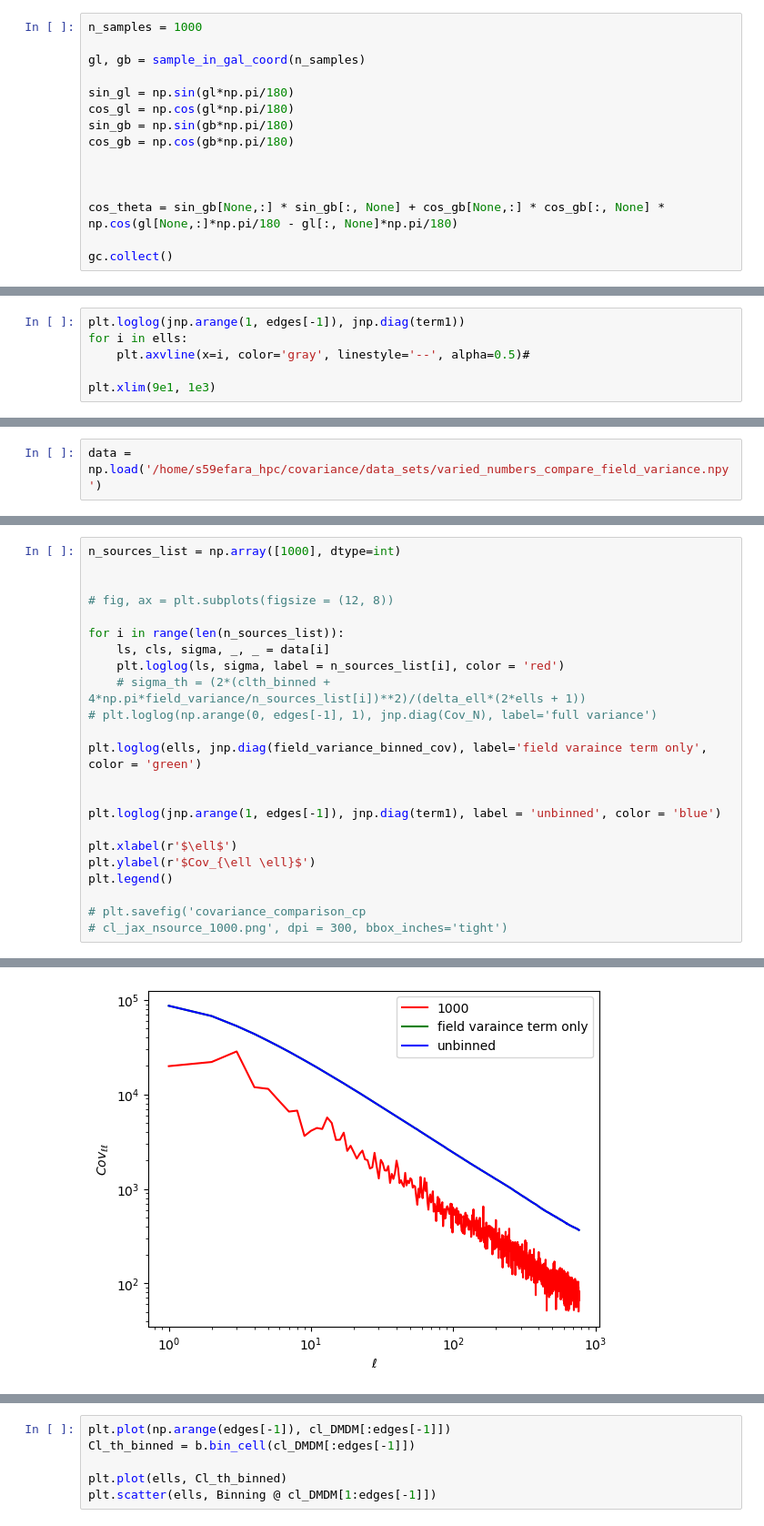
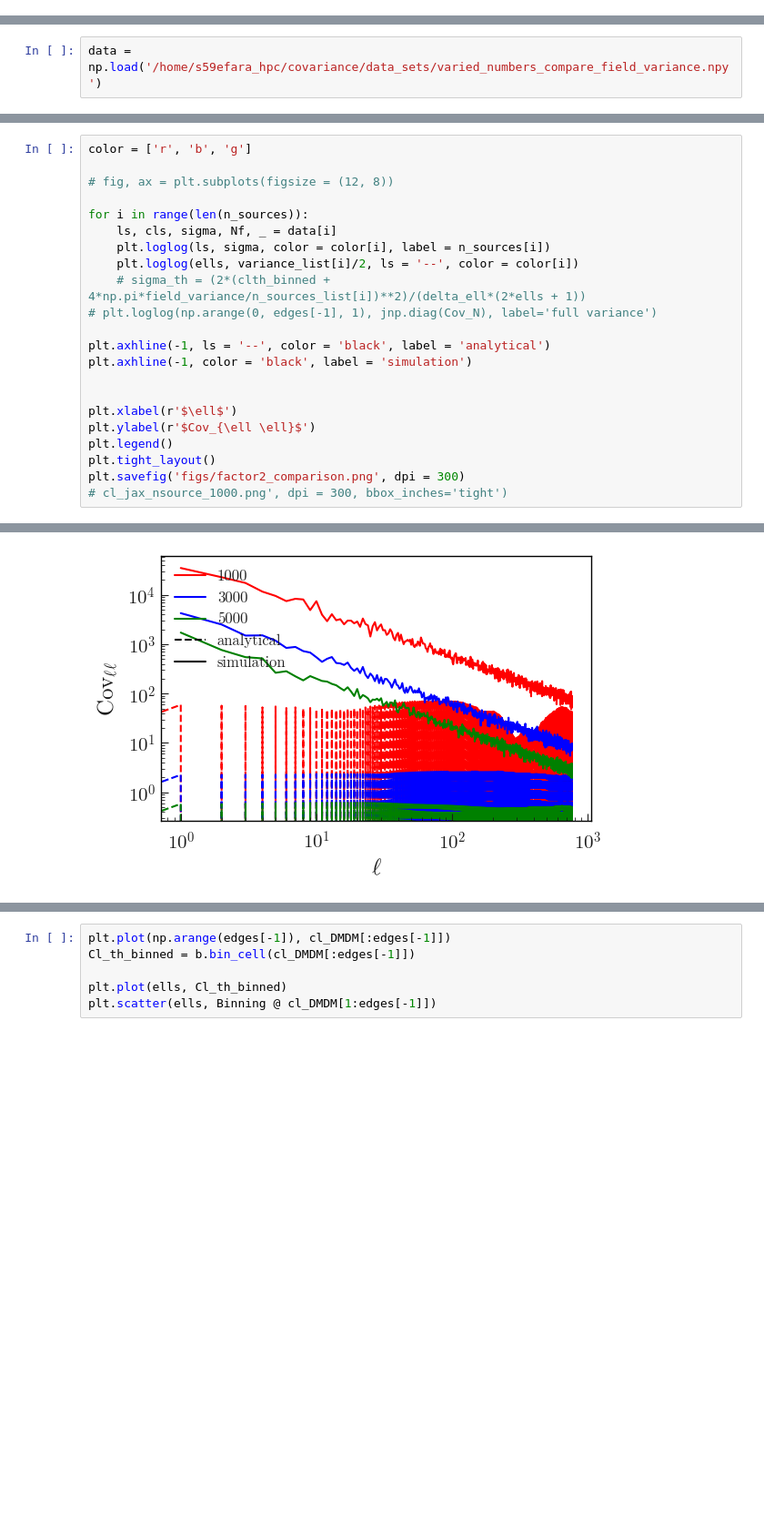
Before and after one commit to elyas-farah/CPCLCovariance, a Jupyter notebook: jax_covariance.ipynb, the cells around one changed output, grey strips where cells are left out. Shown: that part at 91% size. Drawn from its saved outputs; the diff is of its cells as text; blank space fills up the shorter version.

```diff
--- a/jax_covariance.ipynb
+++ b/jax_covariance.ipynb
@@ -29,15 +14,0 @@ def sample_in_gal_coord(n_points):
-# %%
-n_samples = 1000
-
-gl, gb = sample_in_gal_coord(n_samples)
-
-sin_gl = np.sin(gl*np.pi/180)
-cos_gl = np.cos(gl*np.pi/180)
-sin_gb = np.sin(gb*np.pi/180)
-cos_gb = np.cos(gb*np.pi/180)
-
-
-
-cos_theta = sin_gb[None,:] * sin_gb[:, None] + cos_gb[None,:] * cos_gb[:, None] * np.cos(gl[None,:]*np.pi/180 - gl[:, None]*np.pi/180)
-
-gc.collect()
@@ -119,6 +104,0 @@ term1 = jnp.einsum('ka, lb, ab->kl', mcm_inv, mcm_inv, matrix_term)
-# %%
-plt.loglog(jnp.arange(1, edges[-1]), jnp.diag(term1))
-for i in ells:
-    plt.axvline(x=i, color='gray', linestyle='--', alpha=0.5)#
-
-plt.xlim(9e1, 1e3)
@@ -188,24 +153,23 @@ data = np.load('/home/s59efara_hpc/covariance/data_sets/varied_numbers_compare_f
 # %%
-n_sources_list = np.array([1000], dtype=int)
-
+color = ['r', 'b', 'g']
 
 # fig, ax = plt.subplots(figsize = (12, 8))
 
-for i in range(len(n_sources_list)):
-    ls, cls, sigma, _, _ = data[i]
-    plt.loglog(ls, sigma, label = n_sources_list[i], color = 'red')
+for i in range(len(n_sources)):
+    ls, cls, sigma, Nf, _ = data[i]
+    plt.loglog(ls, sigma, color = color[i], label = n_sources[i])
+    plt.loglog(ells, variance_list[i]/2, ls = '--', color = color[i])
     # sigma_th = (2*(clth_binned + 4*np.pi*field_variance/n_sources_list[i])**2)/(delta_ell*(2*ells + 1))
 # plt.loglog(np.arange(0, edges[-1], 1), jnp.diag(Cov_N), label='full variance')
 
-plt.loglog(ells, jnp.diag(field_variance_binned_cov), label='field varaince term only', color = 'green')
+plt.axhline(-1, ls = '--', color = 'black', label = 'analytical')
+plt.axhline(-1, color = 'black', label = 'simulation')
 
-
-plt.loglog(jnp.arange(1, edges[-1]), jnp.diag(term1), label = 'unbinned', color = 'blue')
 
 plt.xlabel(r'$\ell$')
 plt.ylabel(r'$Cov_{\ell \ell}$')
 plt.legend()
-
-# plt.savefig('covariance_comparison_cp
+plt.tight_layout()
+plt.savefig('figs/factor2_comparison.png', dpi = 300)
 # cl_jax_nsource_1000.png', dpi = 300, bbox_inches='tight')
 # %% [output]
@@ -213 +176 @@ plt.legend()
-[figure, old version]
+[figure, new version]
```
Also changed, not shown: parts of 25 cells of this notebook, 11 other files.
